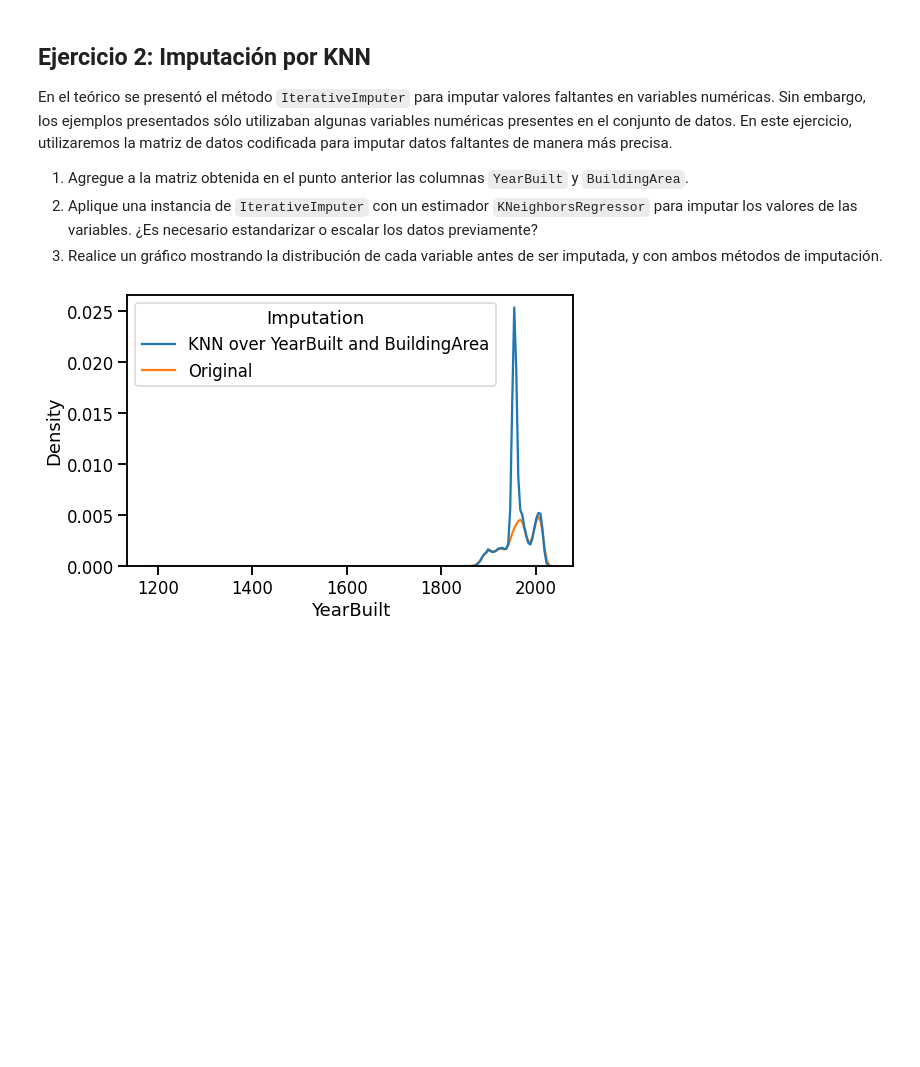
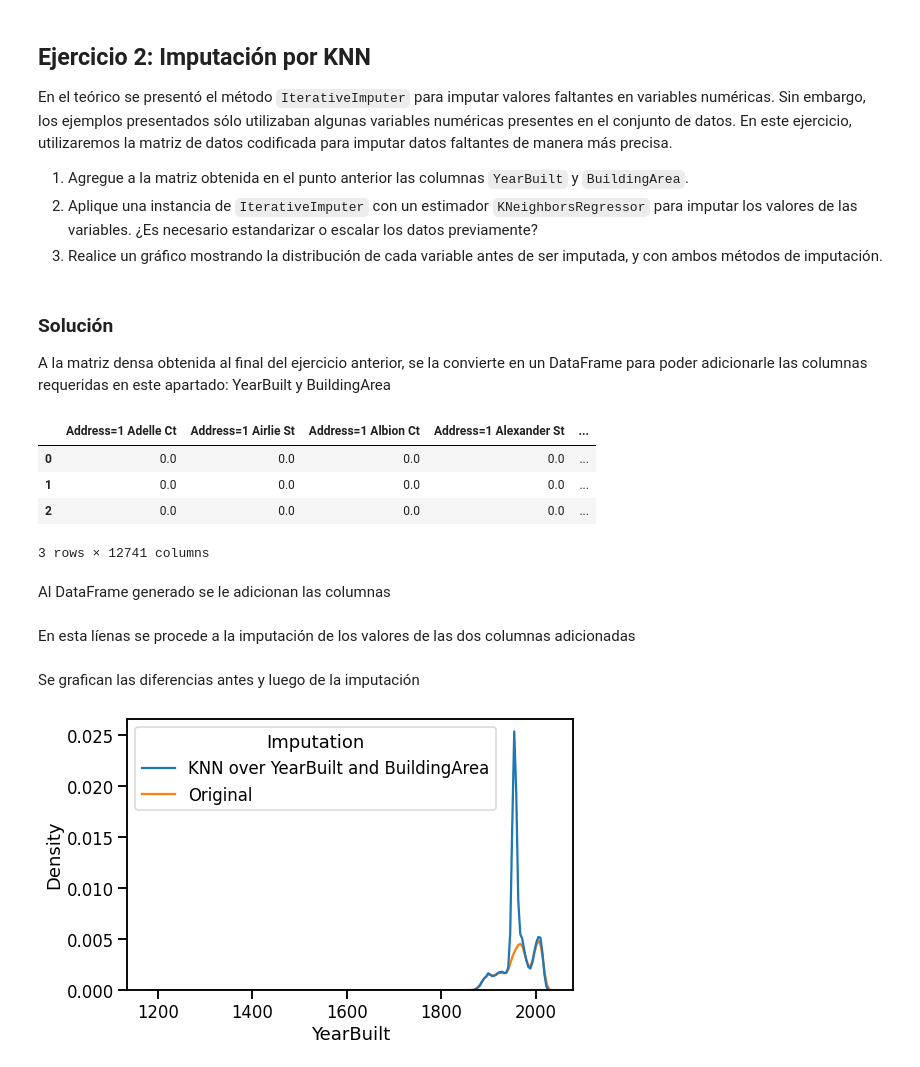
Before and after one commit to fflormolina99/DiploDatos_EyCD, a Jupyter notebook: Entregable_Parte_2_2022.ipynb, the cells around one changed output. Cells and saved outputs as stored; diff of their text form; code cells hidden in the pictures; blank space fills up the shorter version.

```diff
--- a/Entregable_Parte_2_2022.ipynb
+++ b/Entregable_Parte_2_2022.ipynb
@@ -111 +117,16 @@ melb_df_encoded2.columns = vec.get_feature_names_out()
+# %% [markdown]
+### Solución
+A la matriz densa obtenida al final del ejercicio anterior, se la convierte en un DataFrame para poder adicionarle las columnas requeridas en este apartado: YearBuilt y BuildingArea
+# %%
+melb_df_encoded2 = pandas.DataFrame(dense_feature_matrix)
+melb_df_encoded2.columns = vec.get_feature_names_out()
+melb_df_encoded2[:3]
+# %% [output]
+|  | Address=1 Adelle Ct | Address=1 Airlie St | Address=1 Albion Ct | Address=1 Alexander St | ... |
+| 0 | 0.0 | 0.0 | 0.0 | 0.0 | ... |
+| 1 | 0.0 | 0.0 | 0.0 | 0.0 | ... |
+| 2 | 0.0 | 0.0 | 0.0 | 0.0 | ... |
+3 rows × 12741 columns
+# %% [markdown]
+Al DataFrame generado se le adicionan las columnas
 # %%
@@ -114,3 +133,5 @@ melb_df_encoded2.columns = vec.get_feature_names_out()
 melb_df_encoded2['YearBuilt'] = melb_df['YearBuilt']
 melb_df_encoded2['BuildingArea'] = melb_df['BuildingArea']
+# %% [markdown]
+En esta líenas se procede a la imputación de los valores de las dos columnas adicionadas
 # %%
@@ -125,4 +144,6 @@ melb_data_mice = melb_df_encoded2.copy(deep=True)
 mice_imputer = IterativeImputer(random_state=0, estimator=KNeighborsRegressor())
 melb_data_mice[['YearBuilt','BuildingArea']] = mice_imputer.fit_transform(
     melb_data_mice[['YearBuilt', 'BuildingArea']])
+# %% [markdown]
+Se grafican las diferencias antes y luego de la imputación
 # %%
```
Also changed, not shown: parts of 34 cells of this notebook.
